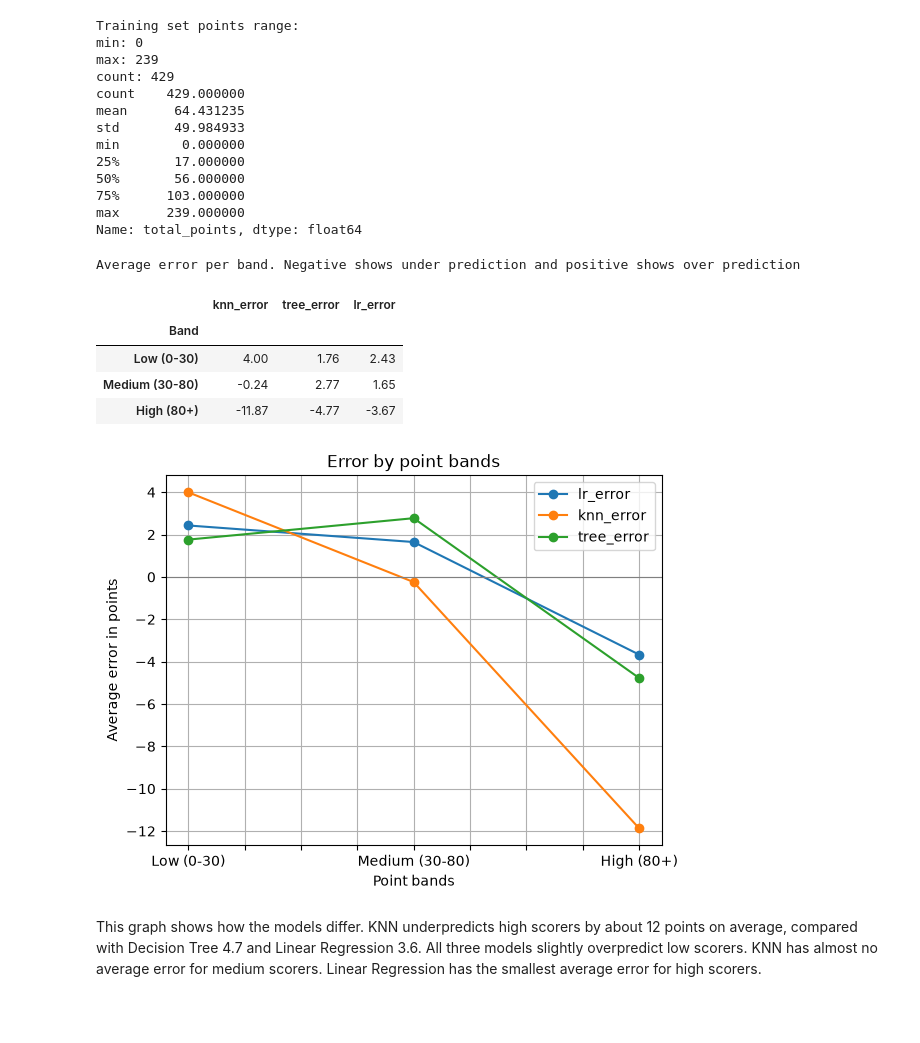
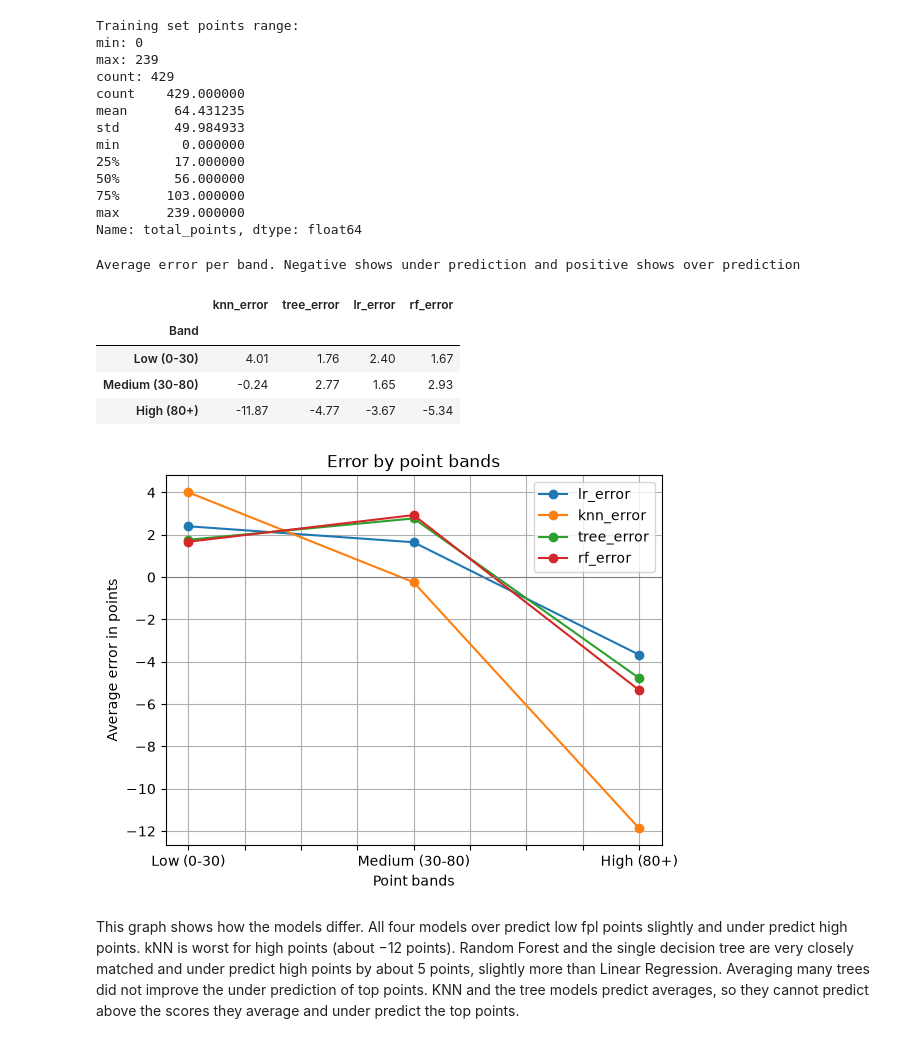
Before and after one commit to Mossyoneill5/CT4101_ML_FPL_Project, a Jupyter notebook: notebooks/03_model_comparison.ipynb, the cells around one changed output. Saved outputs shown, nothing was run; the diff lists cells and outputs as text; code cells hidden in the pictures; blank space fills up the shorter version.

```diff
--- a/notebooks/03_model_comparison.ipynb
+++ b/notebooks/03_model_comparison.ipynb
@@ -161,0 +167,12 @@ The tree splits first on minutes in the tree, then on now_cost and selected_by_p
+# %%
+# Random Forest an ensemble of many trees, averaged to reduce a single tree's instability
+rf = make_pipeline(build_preprocessor(), RandomForestRegressor(random_state=42))
+rf_params = {
+    "randomforestregressor__n_estimators": [100, 300, 500],
+    "randomforestregressor__max_features": [1.0, "sqrt"],
+    "randomforestregressor__min_samples_leaf": [1, 5],
+}
+rf_search = GridSearchCV(rf, rf_params, cv=cv, scoring="neg_mean_absolute_error")
+rf_search.fit(X_train, y_train)
+print("Best RF settings:", rf_search.best_params_)
+print(f"Best RF MAE: {-rf_search.best_score_:.2f}")
@@ -236,19 +293,20 @@ Error analysis looks at where the models.
 # %%
-# Predict using the training data and cross-validation
+# Predict using the training data and cross validation
 knn_best = knn_search.best_estimator_
 tree_best = tree_search.best_estimator_
 
 knn_pred = cross_val_predict(knn_best, X_train, y_train, cv=cv)
 tree_pred = cross_val_predict(tree_best, X_train, y_train, cv=cv)
 lr_pred = cross_val_predict(linreg, X_train, y_train, cv=cv)
-
+rf_pred = cross_val_predict(rf, X_train, y_train, cv=cv)
 
 #Make a table to compare actual fpl points to what was predicted by the models
 errors = pd.DataFrame({
     "actual": y_train,
     "knn_pred": knn_pred,
     "tree_pred": tree_pred,
-    "lr_pred": lr_pred
+    "lr_pred": lr_pred,
+    "rf_pred": rf_pred
 })
 
 display(errors.head(5))
@@ -267,20 +325,4 @@ List the 5 worst for each learned model
 errors["knn_error"] = errors["knn_pred"] - errors["actual"]
 errors["tree_error"] = errors["tree_pred"] - errors["actual"]
 errors["lr_error"] = errors["lr_pred"] - errors["actual"]
+errors["rf_error"] = errors["rf_pred"] - errors["actual"]
-# %%
-# List the 5 worst predcitions for each model
-errors["knn_abs"] = errors["knn_error"].abs()
-errors["tree_abs"] = errors["tree_error"].abs()
-errors["lr_abs"] = errors["lr_error"].abs()
-
-print("KNN — worst 5 predictions")
-display(errors.sort_values("knn_abs", ascending=False)
-              [["actual", "knn_pred", "knn_error"]].head().round(2))
-
-print("Tree — worst 5 predictions")
-display(errors.sort_values("tree_abs", ascending=False)
-              [["actual", "tree_pred", "tree_error"]].head().round(2))
-
-print("Linear Regression — worst 5 predictions")
-display(errors.sort_values("lr_abs", ascending=False)
-              [["actual", "lr_pred", "lr_error"]].head().round(2))
@@ -340,28 +396,29 @@ bands = pd.cut(errors["actual"],
 bands = bands.rename("Band")
 
 print("Average error per band. Negative shows under prediction and positive shows over prediction")
-display(errors.groupby(bands)[["knn_error", "tree_error","lr_error"]].mean().round(2))
+display(errors.groupby(bands)[["knn_error", "tree_error","lr_error", "rf_error"]].mean().round(2))
 # %% [output]
 Average error per band. Negative shows under prediction and positive shows over prediction
-|  | knn_error | tree_error | lr_error |
-| Band |  |  |  |
-| Low (0-30) | 4.00 | 1.76 | 2.43 |
-| Medium (30-80) | -0.24 | 2.77 | 1.65 |
-| High (80+) | -11.87 | -4.77 | -3.67 |
+|  | knn_error | tree_error | lr_error | rf_error |
+| Band |  |  |  |  |
+| Low (0-30) | 4.01 | 1.76 | 2.40 | 1.67 |
+| Medium (30-80) | -0.24 | 2.77 | 1.65 | 2.93 |
+| High (80+) | -11.87 | -4.77 | -3.67 | -5.34 |
 # %%
-average_errors = errors.groupby(bands)[["lr_error", "knn_error", "tree_error"]].mean()
+average_errors = errors.groupby(bands)[["lr_error", "knn_error", "tree_error", "rf_error"]].mean()
 
 average_errors.plot(marker="o")
 plt.axhline(0, color="grey", linewidth=0.8)
 plt.ylabel("Average error in points")
 plt.xlabel("Point bands")
 plt.title("Error by point bands")
 plt.grid(True)
 plt.show()
 # %% [output]
-[figure, old version]
+[figure, new version]
 # %% [markdown]
-This graph shows how the models differ. KNN underpredicts high scorers by about 12 points on average, compared with Decision Tree 4.7 and Linear Regression 3.6. All three models slightly overpredict low scorers. KNN has almost no average error for medium scorers. Linear Regression has the smallest average error for high scorers.
+This graph shows how the models differ. All four models over predict low fpl points slightly and under predict high points. kNN is worst for high points (about −12 points). Random Forest and the single decision tree are very closely matched and under predict high points by about 5 points, slightly more than Linear Regression. Averaging many trees did not improve the under prediction of top points.
+KNN and the tree models predict averages, so they cannot predict above the scores they average and under predict the top points.
 # %% [markdown]
 ## Conclusion
 
```
Also changed, not shown: parts of 18 cells of this notebook.
